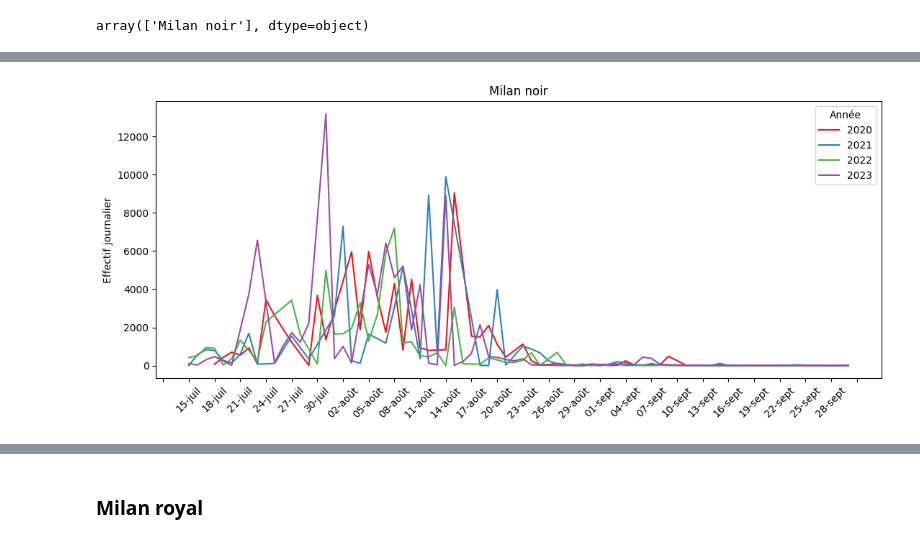
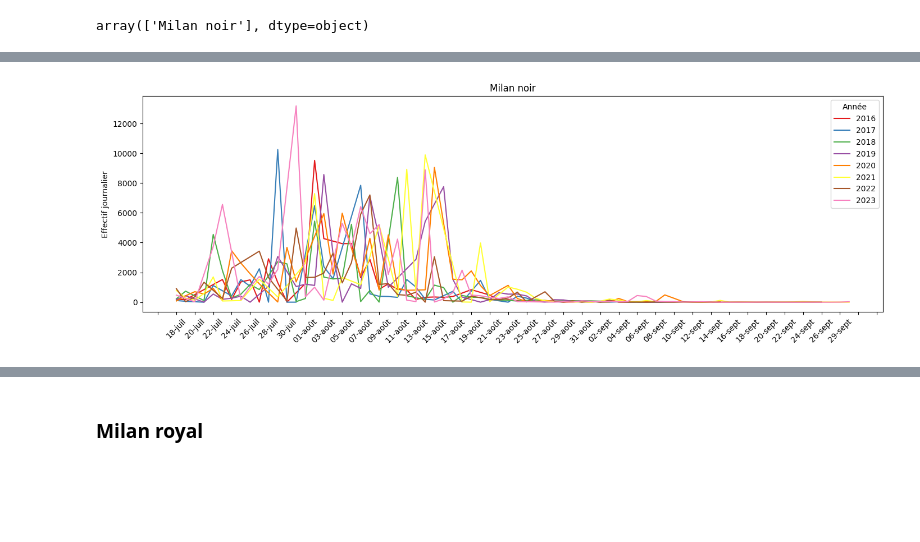
Before and after one commit to amelietatin/oiseaux_cols_libres, a Jupyter notebook: code/5_ocl_data_richesse_specifique_et_locaux_analysis.ipynb, the cells around one changed output, grey strips where cells are left out. Drawn from its saved outputs; the diff is of its cells as text; code cells hidden in the pictures; blank space fills up the shorter version.

Commit message:
new figures added

```diff
--- a/code/5_ocl_data_richesse_specifique_et_locaux_analysis.ipynb
+++ b/code/5_ocl_data_richesse_specifique_et_locaux_analysis.ipynb
@@ -125,7 +125,7 @@ fig.savefig('../figures/locaux/frequence_observation_top_locaux_par_an.png')
 # %% [markdown]
 ## Effectif Milan noir, milan royal, cigogne blanche, cigogne noire, épervier d'europe, bondrée apivore par JOUR
 # %%
-liste_especes = data_day[data_day['species'].isin(['Milan noir', 'Bondrée apivore', 'Milan royal','Cigogne blanche', 'Épervier d’Europe', 'Cigogne noire'])]
+liste_especes = data_dir1[data_dir1['species'].isin(['Milan noir', 'Bondrée apivore', 'Milan royal','Cigogne blanche', 'Épervier d’Europe', 'Cigogne noire'])]
 liste_especes.head(2)
 # %% [output]
 |  | date_dt | year | month | day | start_time | stop_time | day_duration | observers | observersactive | ... |
@@ -199,13 +256,0 @@ sorted_selected_dates = [
-# %%
-# Filter DataFrame
-species_sum_day = species_sum_day[species_sum_day['day_month'].isin(sorted_selected_dates)]
-
-# Create a categorical type with the desired order
-species_sum_day['day_month'] = pd.Categorical(species_sum_day['day_month'], categories=sorted_selected_dates, ordered=True)
-
-# Sort DataFrame by the categorical column
-sorted_species_sum_day = species_sum_day.sort_values('day_month')
-
-sorted_species_sum_day.rename(columns={'year':'Année'}, inplace=True)
-
-sorted_species_sum_day.head()
@@ -218,0 +301,3 @@ sorted_species_sum_day.head()
+# %%
+sorted_species_sum_day = pd.concat([sorted_species_sum_day_2026_2020, sorted_species_sum_day_2021_2023])
+sorted_species_sum_day
@@ -220,7 +319,6 @@ sorted_species_sum_day.head()
 ### Milan noir
 # %%
 milan_noir = sorted_species_sum_day[sorted_species_sum_day['species'].isin(['Milan noir'])]
-milan_noir = milan_noir[sorted_species_sum_day['Année'].isin([2023])]
 milan_noir.species.unique()
 # %% [output]
 array(['Milan noir'], dtype=object)
@@ -329,12 +409,14 @@ milan_noir_2020_to_2023.head()
 # %%
-# Figure years 2020 to 2023
-plt.figure(figsize=(13, 5))
+# Figure all years
+plt.figure(figsize=(17, 5))
 
-milan_noir_2020_to_2023_plot = sns.lineplot(data=milan_noir_2020_to_2023, x='day_month', y='direction1', hue='Année', palette='Set1');
+milan_noir_plot = sns.lineplot(data=milan_noir, x='day_month', y='direction1', hue='Année', palette='Set1');
 plt.xticks(rotation=45);
-plt.gca().xaxis.set_major_locator(plt.MultipleLocator(3))
-milan_noir_2020_to_2023_plot.set(xlabel ="", ylabel = "Effectif journalier", title ="Milan noir", label='Année');
-fig = milan_noir_2020_to_2023_plot.get_figure()
-fig.savefig('../figures/top_especes_rapaces_cigognes/distribution_phenologie/distribution_effectif_milan_noir_jour_2020_2023.png')
+plt.gca().xaxis.set_major_locator(plt.MultipleLocator(2))
+milan_noir_plot.set(xlabel ="", ylabel = "Effectif journalier", title ="Milan noir");
+
+#Save image to folder
+fig = milan_noir_plot.get_figure()
+fig.savefig('../figures/top_especes_rapaces_cigognes/distribution_phenologie/tous_les_ans/distribution_effectif_milan_noir_jour_tous_les_ans.png')
 # %% [output]
-[figure, old version]
+[figure, new version]
```
Also changed, not shown: parts of 31 cells of this notebook, 22 other files.
